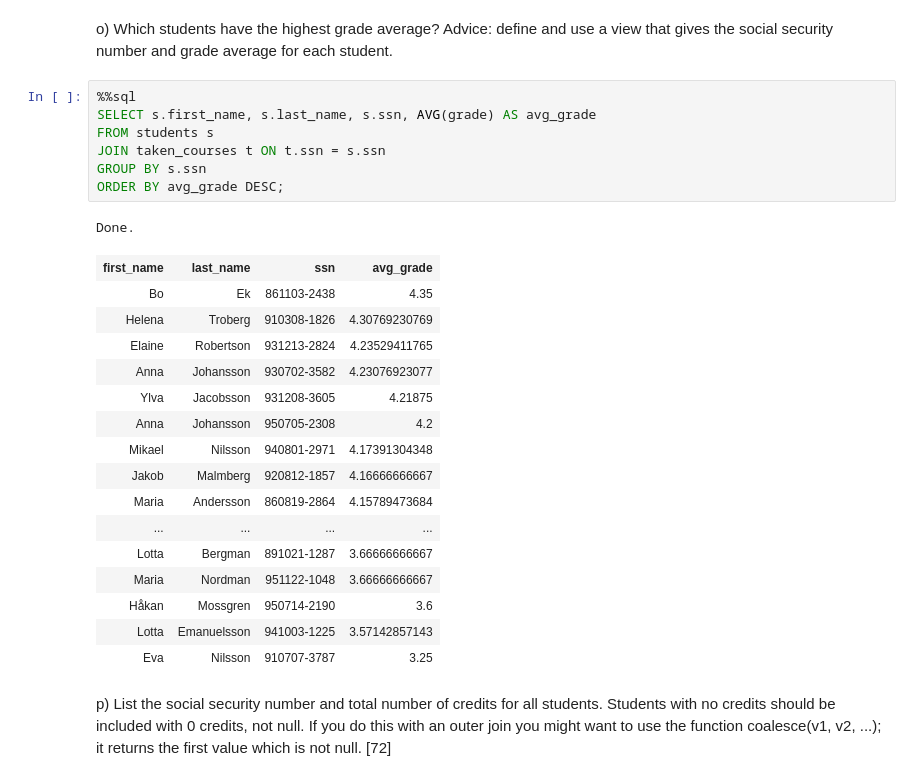
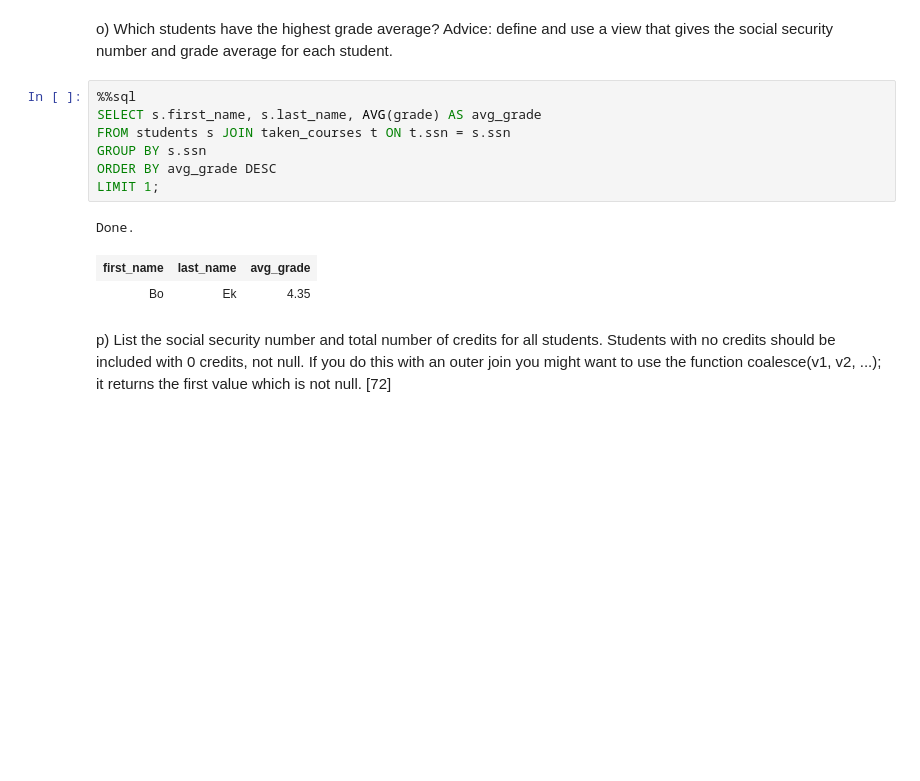
Before and after one commit to ElitCoder/EDA216, a Jupyter notebook: lab1/lab1.ipynb, the cells around one changed output. Drawn from its saved outputs; the diff is of its cells as text; blank space fills up the shorter version.

```diff
--- a/lab1/lab1.ipynb
+++ b/lab1/lab1.ipynb
@@ -402,29 +401,15 @@ o) Which students have the highest grade average? Advice: define and
    for each student.
 # %%
 %%sql
-SELECT s.first_name, s.last_name, s.ssn, AVG(grade) AS avg_grade
-FROM students s
-JOIN taken_courses t ON t.ssn = s.ssn
+SELECT s.first_name, s.last_name, AVG(grade) AS avg_grade
+FROM students s JOIN taken_courses t ON t.ssn = s.ssn
 GROUP BY s.ssn
-ORDER BY avg_grade DESC;
+ORDER BY avg_grade DESC
+LIMIT 1;
 # %% [output]
 Done.
-| first_name | last_name | ssn | avg_grade |
-| Bo | Ek | 861103-2438 | 4.35 |
-| Helena | Troberg | 910308-1826 | 4.30769230769 |
-| Elaine | Robertson | 931213-2824 | 4.23529411765 |
-| Anna | Johansson | 930702-3582 | 4.23076923077 |
-| Ylva | Jacobsson | 931208-3605 | 4.21875 |
-| Anna | Johansson | 950705-2308 | 4.2 |
-| Mikael | Nilsson | 940801-2971 | 4.17391304348 |
-| Jakob | Malmberg | 920812-1857 | 4.16666666667 |
-| Maria | Andersson | 860819-2864 | 4.15789473684 |
-| ... | ... | ... | ... |
-| Lotta | Bergman | 891021-1287 | 3.66666666667 |
-| Maria | Nordman | 951122-1048 | 3.66666666667 |
-| Håkan | Mossgren | 950714-2190 | 3.6 |
-| Lotta | Emanuelsson | 941003-1225 | 3.57142857143 |
-| Eva | Nilsson | 910707-3787 | 3.25 |
+| first_name | last_name | avg_grade |
+| Bo | Ek | 4.35 |
 # %% [markdown]
 p) List the social security number and total number of credits for all
    students. Students with no credits should be included with 0
```
Also changed, not shown: parts of 4 cells of this notebook, 4 other files.
